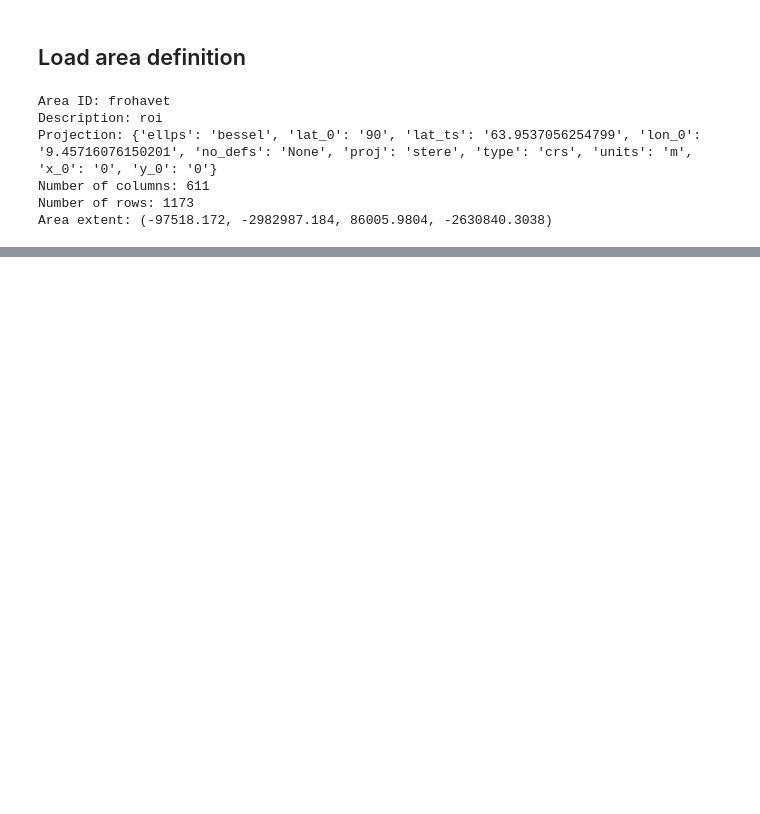
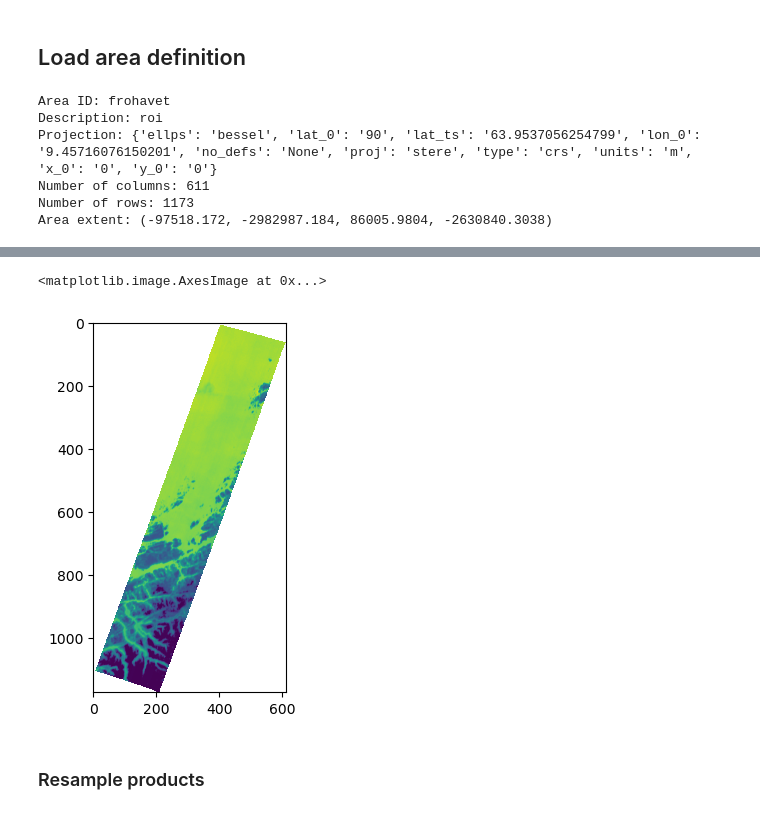
Before and after one commit to NTNU-SmallSat-Lab/hypso-package, a Jupyter notebook: demo/demo_resampling.ipynb, the cells around one changed output, grey strips where cells are left out. Cells and saved outputs as stored; diff of their text form; code cells hidden in the pictures; blank space fills up the shorter version.

```diff
--- a/demo/demo_resampling.ipynb
+++ b/demo/demo_resampling.ipynb
@@ -109,0 +154,7 @@ array([[1.98022832, 2.05960769, 2.13993502, ..., 2.07018929, 2.11488065,
+# %%
+plt.imshow(resampled_chlorophyll_estimates['band_ratio'])
+# %% [output]
+<matplotlib.image.AxesImage at 0x...>
+[figure, added]
+# %% [markdown]
+### Resample products
```
Also changed, not shown: parts of 52 cells of this notebook.
